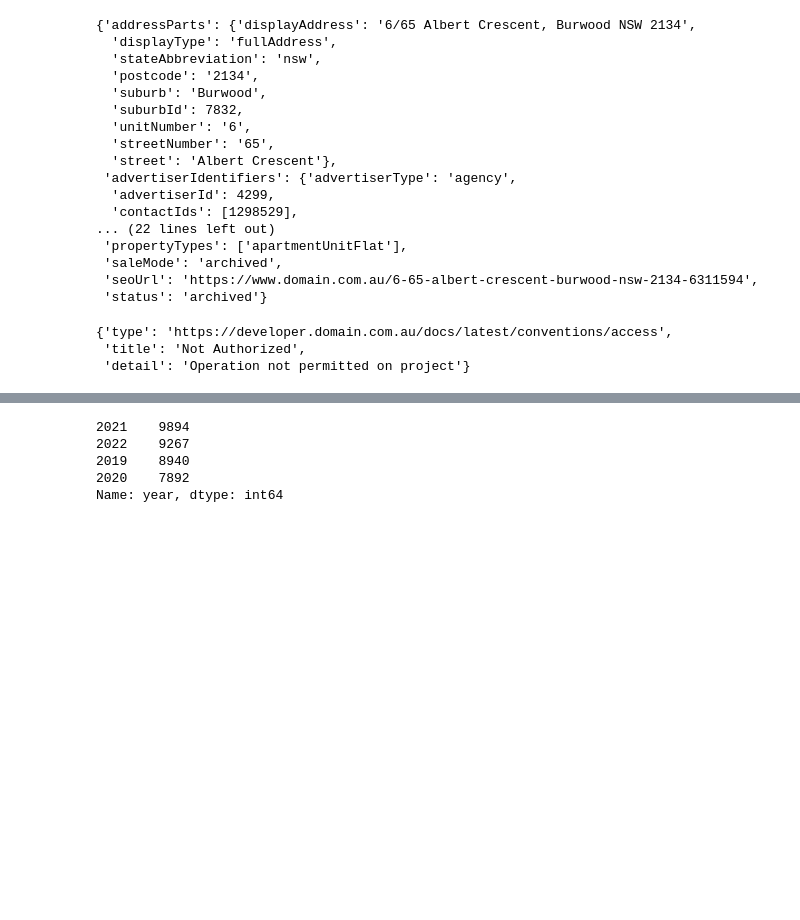
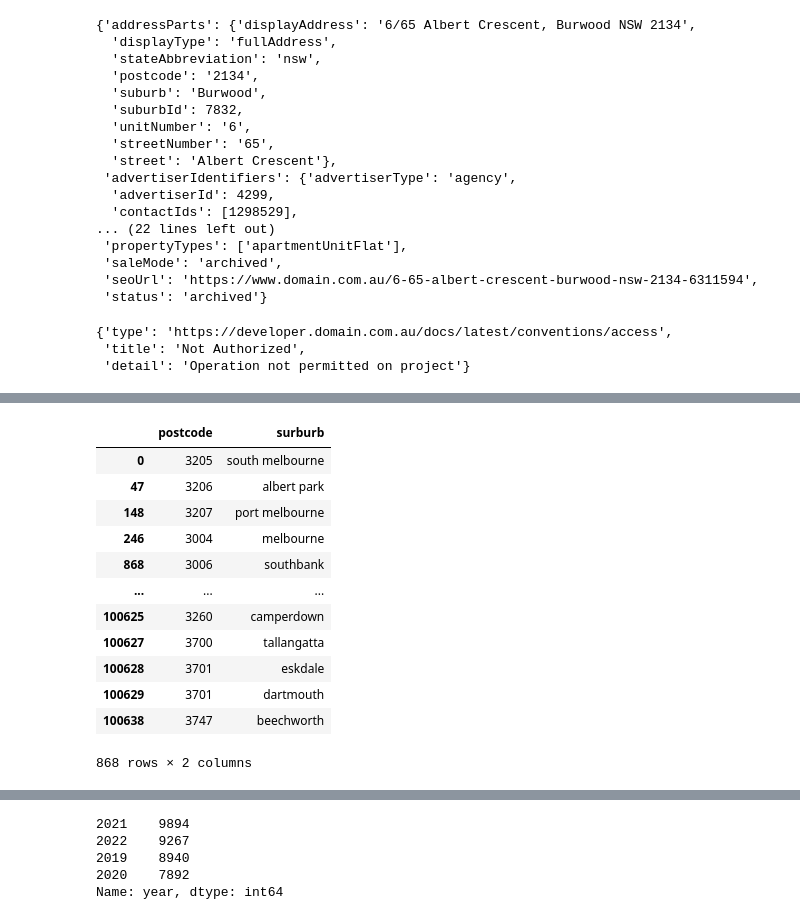
Before and after one commit to MAST30034-Applied-Data-Science/generic-real-estate-consulting-project-group-12, a Jupyter notebook: notebooks/get_historical_data.ipynb, the cells around one changed output, grey strips where cells are left out. Drawn from its saved outputs; the diff is of its cells as text; code cells hidden in the pictures; blank space fills up the shorter version.

```diff
--- a/notebooks/get_historical_data.ipynb
+++ b/notebooks/get_historical_data.ipynb
@@ -45,0 +63,17 @@ surburb = surburb.drop_duplicates().reset_index().drop('index',axis = 1).rename(
+# %%
+suburb_postcode_df = pd.read_csv('../data/cleaned_complete.csv')[['postcode','surburb']].drop_duplicates()
+suburb_postcode_df
+# %% [output]
+|  | postcode | surburb |
+| 0 | 3205 | south melbourne |
+| 47 | 3206 | albert park |
+| 148 | 3207 | port melbourne |
+| 246 | 3004 | melbourne |
+| 868 | 3006 | southbank |
+| ... | ... | ... |
+| 100625 | 3260 | camperdown |
+| 100627 | 3700 | tallangatta |
+| 100628 | 3701 | eskdale |
+| 100629 | 3701 | dartmouth |
+| 100638 | 3747 | beechworth |
+868 rows × 2 columns
```
Also changed, not shown: parts of 11 cells of this notebook.
